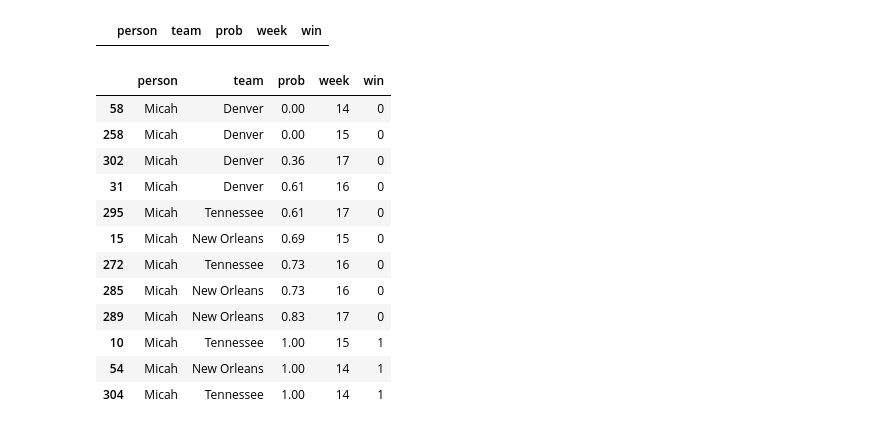
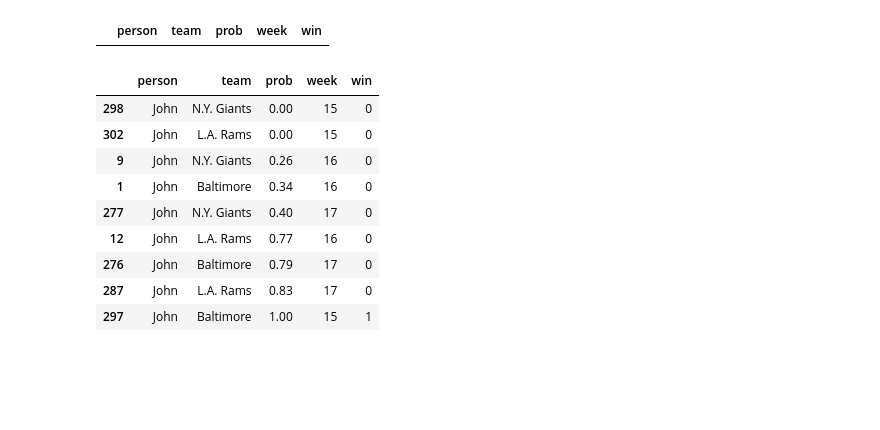
Before and after one commit to rytido/justfun, a Jupyter notebook: WinsPool.ipynb, the cells around one changed output. Drawn from its saved outputs; the diff is of its cells as text; code cells hidden in the pictures; blank space fills up the shorter version.

```diff
--- a/WinsPool.ipynb
+++ b/WinsPool.ipynb
@@ -319,21 +319,18 @@ df_union[(df_union.prob!=0) & (df_union.prob!=1) & (df_union.week==14)]
 # %% [output]
 |  | person | team | prob | week | win |
 # %%
-df_union[(df_union.person=='Micah') & (df_union.week>13)].sort_values('prob')
+df_union[(df_union.person=='John') & (df_union.week>14)].sort_values('prob')
 # %% [output]
 |  | person | team | prob | week | win |
-| 58 | Micah | Denver | 0.00 | 14 | 0 |
-| 258 | Micah | Denver | 0.00 | 15 | 0 |
-| 302 | Micah | Denver | 0.36 | 17 | 0 |
-| 31 | Micah | Denver | 0.61 | 16 | 0 |
-| 295 | Micah | Tennessee | 0.61 | 17 | 0 |
-| 15 | Micah | New Orleans | 0.69 | 15 | 0 |
-| 272 | Micah | Tennessee | 0.73 | 16 | 0 |
-| 285 | Micah | New Orleans | 0.73 | 16 | 0 |
-| 289 | Micah | New Orleans | 0.83 | 17 | 0 |
-| 10 | Micah | Tennessee | 1.00 | 15 | 1 |
-| 54 | Micah | New Orleans | 1.00 | 14 | 1 |
-| 304 | Micah | Tennessee | 1.00 | 14 | 1 |
+| 298 | John | N.Y. Giants | 0.00 | 15 | 0 |
+| 302 | John | L.A. Rams | 0.00 | 15 | 0 |
+| 9 | John | N.Y. Giants | 0.26 | 16 | 0 |
+| 1 | John | Baltimore | 0.34 | 16 | 0 |
+| 277 | John | N.Y. Giants | 0.40 | 17 | 0 |
+| 12 | John | L.A. Rams | 0.77 | 16 | 0 |
+| 276 | John | Baltimore | 0.79 | 17 | 0 |
+| 287 | John | L.A. Rams | 0.83 | 17 | 0 |
+| 297 | John | Baltimore | 1.00 | 15 | 1 |
 # %%
 # scores by week
 finished = (df_union.prob==0) | (df_union.prob==1)
```
Also changed, not shown: parts of 11 cells of this notebook, 4 other files.
